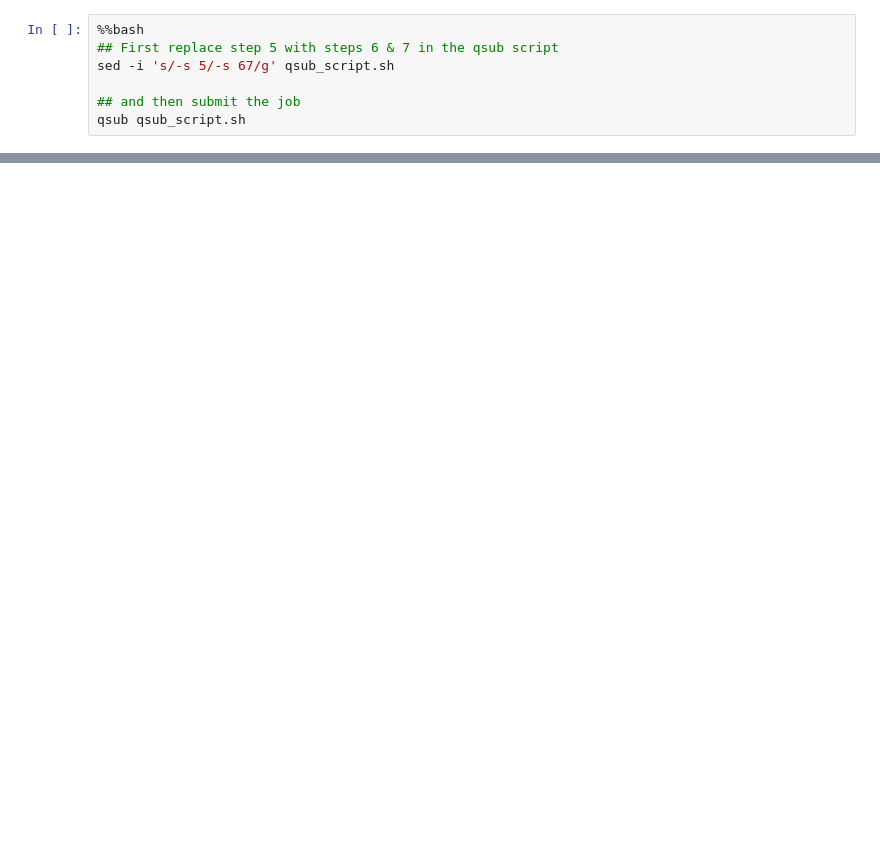
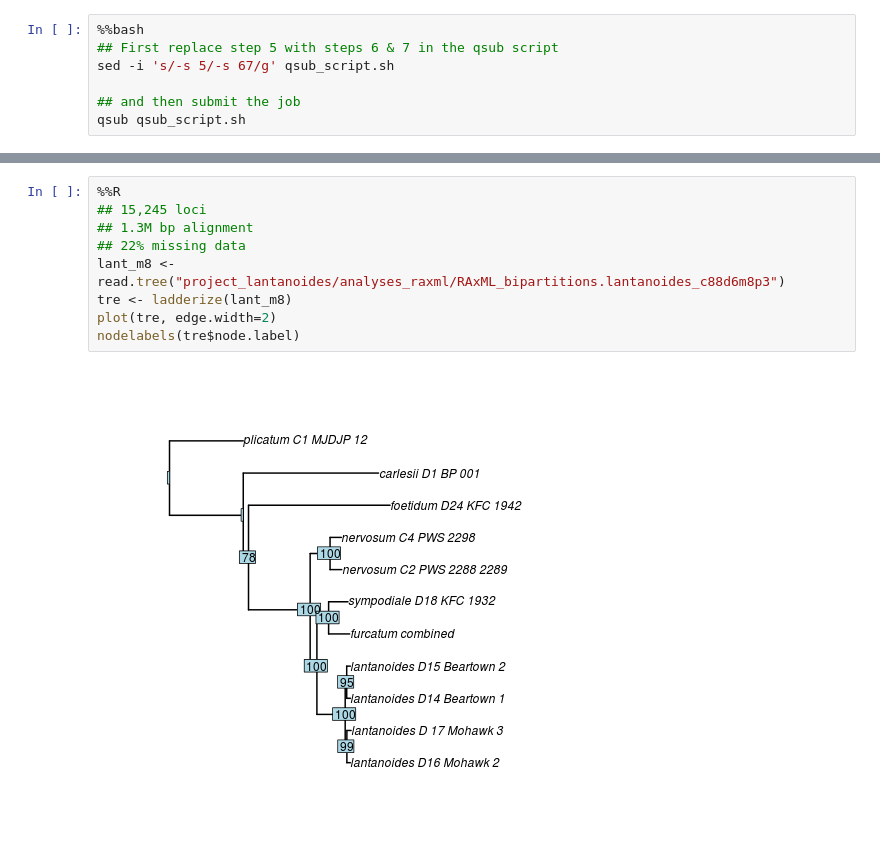
Before and after one commit to dereneaton/Vibs_RAD, a Jupyter notebook: notebook_Vib2_assembly.ipynb, the cells around one changed output, grey strips where cells are left out. Drawn from its saved outputs; the diff is of its cells as text; blank space fills up the shorter version.

```diff
--- a/notebook_Vib2_assembly.ipynb
+++ b/notebook_Vib2_assembly.ipynb
@@ -174,0 +390,11 @@ We will subselect only the samples of _V. cassinoides_ and a few close outgroup
+# %%
+%%R
+## 15,245 loci
+## 1.3M bp alignment
+## 22% missing data
+lant_m8 <- read.tree("project_lantanoides/analyses_raxml/RAxML_bipartitions.lantanoides_c88d6m8p3")
+tre <- ladderize(lant_m8)
+plot(tre, edge.width=2)
+nodelabels(tre$node.label)
+# %% [output]
+[figure, added]
```
Also changed, not shown: parts of 28 cells of this notebook.
